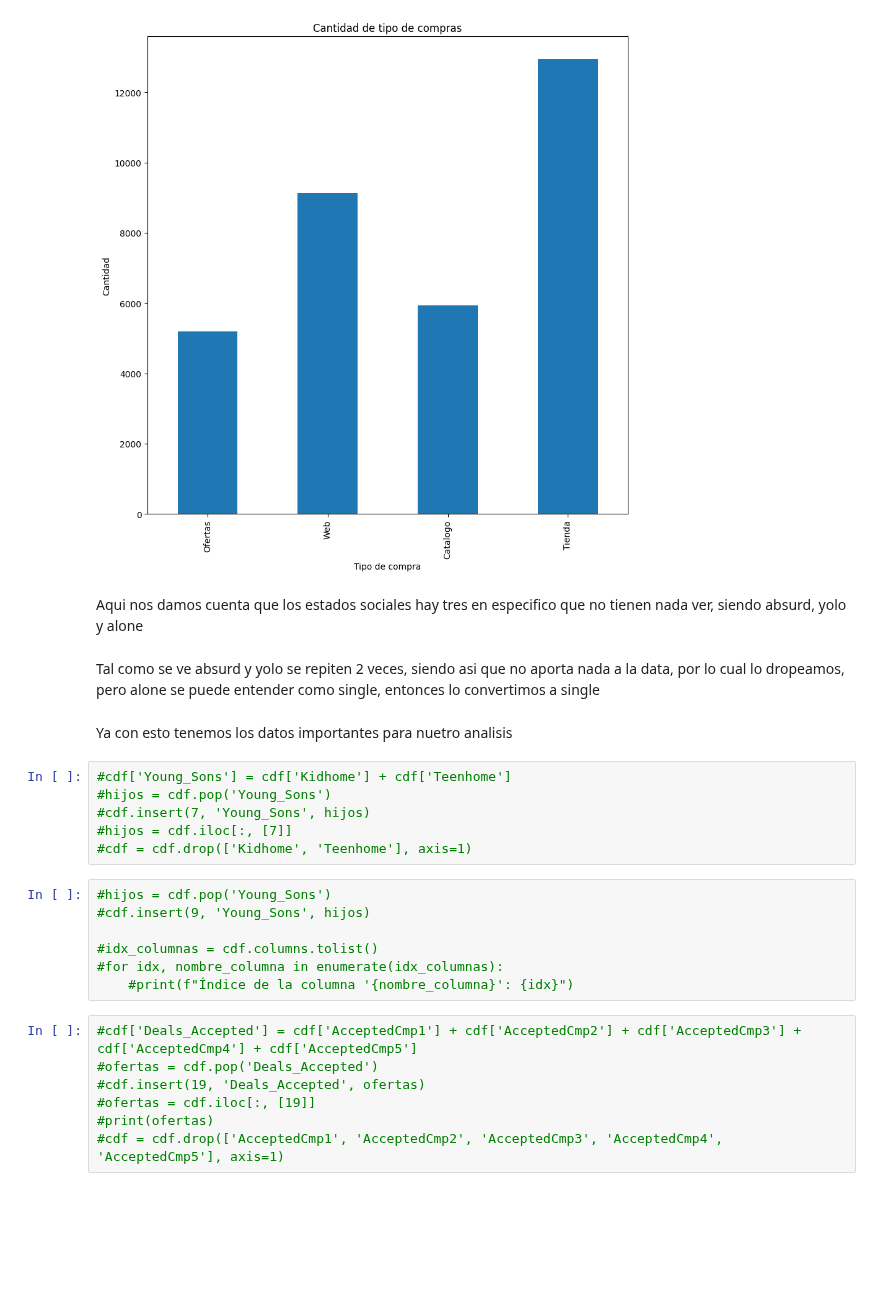
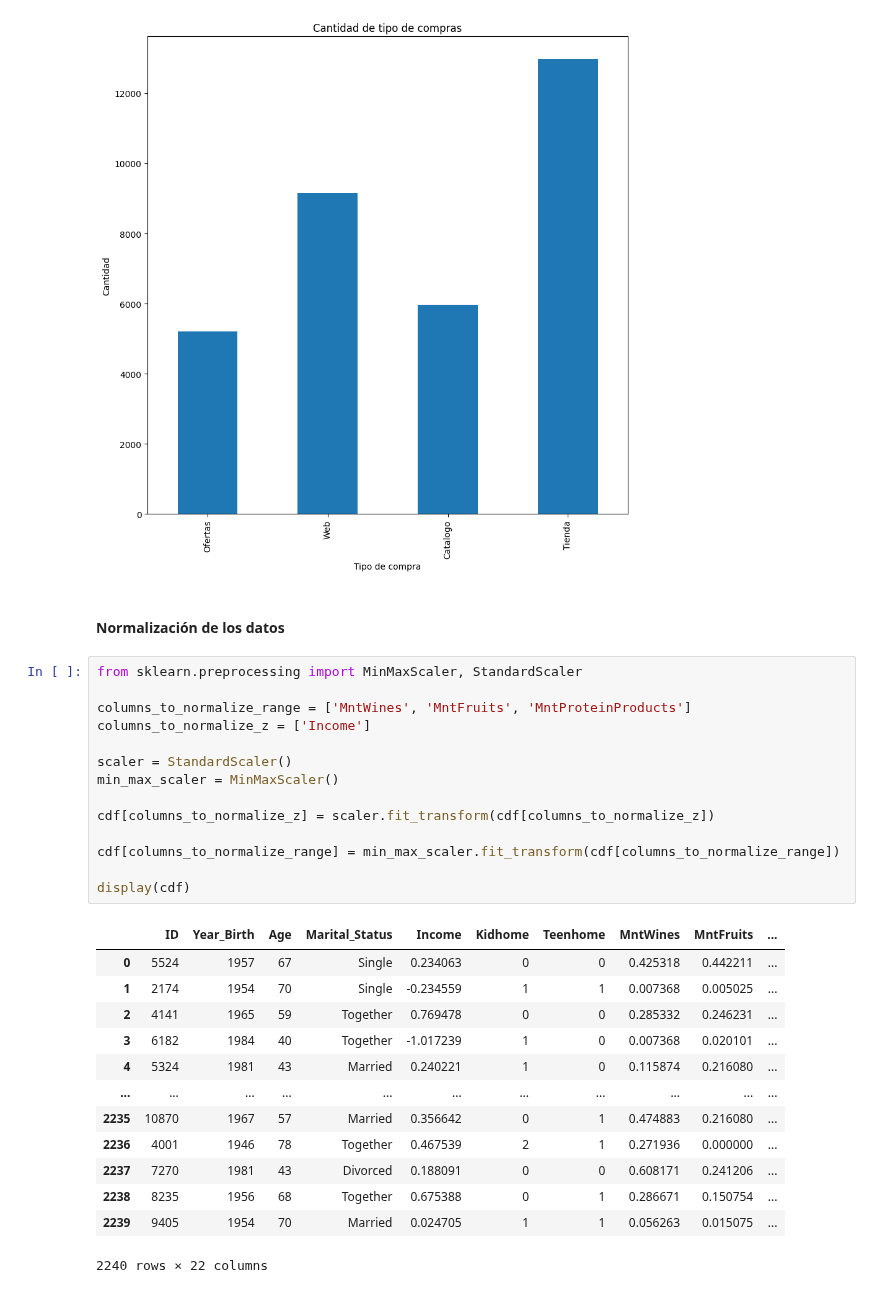
Before and after one commit to JuanDeutsch/DataSheets, a Jupyter notebook: Proyecto1/proyecto1.ipynb, the cells around one changed output. Drawn from its saved outputs; the diff is of its cells as text; blank space fills up the shorter version.

Commit message:
Creada la normalización

```diff
--- a/Proyecto1/proyecto1.ipynb
+++ b/Proyecto1/proyecto1.ipynb
@@ -358,29 +226,33 @@ plt.xticks(range(len(cantidad_compras)), ['Ofertas', 'Web', 'Catalogo', 'Tienda'
 plt.show()
 # %% [output]
 [figure]
-# %% [markdown]
-Aqui nos damos cuenta que los estados sociales hay tres en especifico que no tienen nada ver, siendo absurd, yolo y alone
-# %% [markdown]
-Tal como se ve absurd y yolo se repiten 2 veces, siendo asi que no aporta nada a la data, por lo cual lo dropeamos, pero alone se puede entender como single, entonces lo convertimos a single
-# %% [markdown]
-Ya con esto tenemos los datos importantes para nuetro analisis
-# %%
-#cdf['Young_Sons'] = cdf['Kidhome'] + cdf['Teenhome']
-#hijos = cdf.pop('Young_Sons')
-#cdf.insert(7, 'Young_Sons', hijos)
-#hijos = cdf.iloc[:, [7]]
-#cdf = cdf.drop(['Kidhome', 'Teenhome'], axis=1)
-# %%
-#hijos = cdf.pop('Young_Sons')
-#cdf.insert(9, 'Young_Sons', hijos)
-
-#idx_columnas = cdf.columns.tolist()
-#for idx, nombre_columna in enumerate(idx_columnas):
-    #print(f"Índice de la columna '{nombre_columna}': {idx}")
-# %%
-#cdf['Deals_Accepted'] = cdf['AcceptedCmp1'] + cdf['AcceptedCmp2'] + cdf['AcceptedCmp3'] + cdf['AcceptedCmp4'] + cdf['AcceptedCmp5']
-#ofertas = cdf.pop('Deals_Accepted')
-#cdf.insert(19, 'Deals_Accepted', ofertas)
-#ofertas = cdf.iloc[:, [19]]
-#print(ofertas)
-#cdf = cdf.drop(['AcceptedCmp1', 'AcceptedCmp2', 'AcceptedCmp3', 'AcceptedCmp4', 'AcceptedCmp5'], axis=1)
+# %% [markdown]
+#### Normalización de los datos
+# %%
+from sklearn.preprocessing import MinMaxScaler, StandardScaler
+
+columns_to_normalize_range = ['MntWines', 'MntFruits', 'MntProteinProducts']
+columns_to_normalize_z = ['Income']
+
+scaler = StandardScaler()
+min_max_scaler = MinMaxScaler()
+
+cdf[columns_to_normalize_z] = scaler.fit_transform(cdf[columns_to_normalize_z])
+
+cdf[columns_to_normalize_range] = min_max_scaler.fit_transform(cdf[columns_to_normalize_range])
+
+display(cdf)
+# %% [output]
+|  | ID | Year_Birth | Age | Marital_Status | Income | Kidhome | Teenhome | MntWines | MntFruits | ... |
+| 0 | 5524 | 1957 | 67 | Single | 0.234063 | 0 | 0 | 0.425318 | 0.442211 | ... |
+| 1 | 2174 | 1954 | 70 | Single | -0.234559 | 1 | 1 | 0.007368 | 0.005025 | ... |
+| 2 | 4141 | 1965 | 59 | Together | 0.769478 | 0 | 0 | 0.285332 | 0.246231 | ... |
+| 3 | 6182 | 1984 | 40 | Together | -1.017239 | 1 | 0 | 0.007368 | 0.020101 | ... |
+| 4 | 5324 | 1981 | 43 | Married | 0.240221 | 1 | 0 | 0.115874 | 0.216080 | ... |
+| ... | ... | ... | ... | ... | ... | ... | ... | ... | ... | ... |
+| 2235 | 10870 | 1967 | 57 | Married | 0.356642 | 0 | 1 | 0.474883 | 0.216080 | ... |
+| 2236 | 4001 | 1946 | 78 | Together | 0.467539 | 2 | 1 | 0.271936 | 0.000000 | ... |
+| 2237 | 7270 | 1981 | 43 | Divorced | 0.188091 | 0 | 0 | 0.608171 | 0.241206 | ... |
+| 2238 | 8235 | 1956 | 68 | Together | 0.675388 | 0 | 1 | 0.286671 | 0.150754 | ... |
+| 2239 | 9405 | 1954 | 70 | Married | 0.024705 | 1 | 1 | 0.056263 | 0.015075 | ... |
+2240 rows × 22 columns
```
Also changed, not shown: parts of 28 cells of this notebook.
